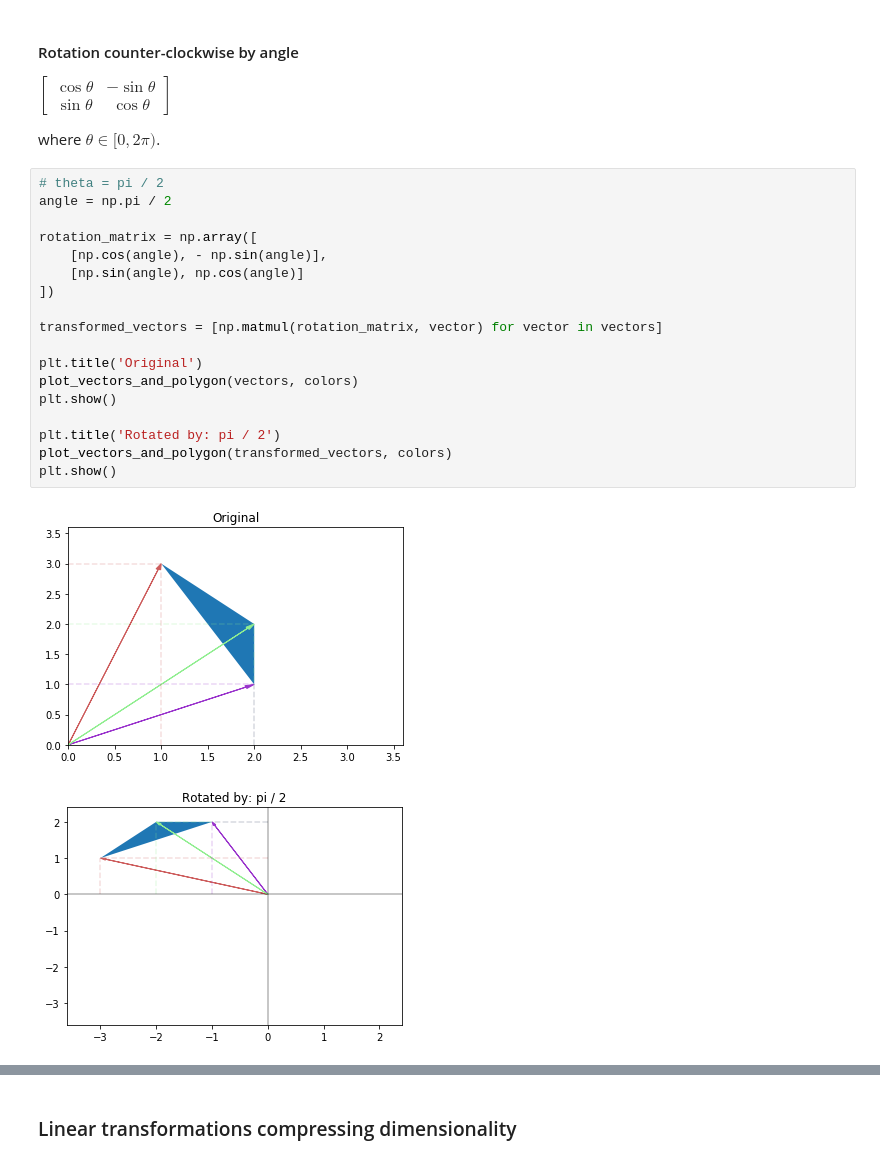
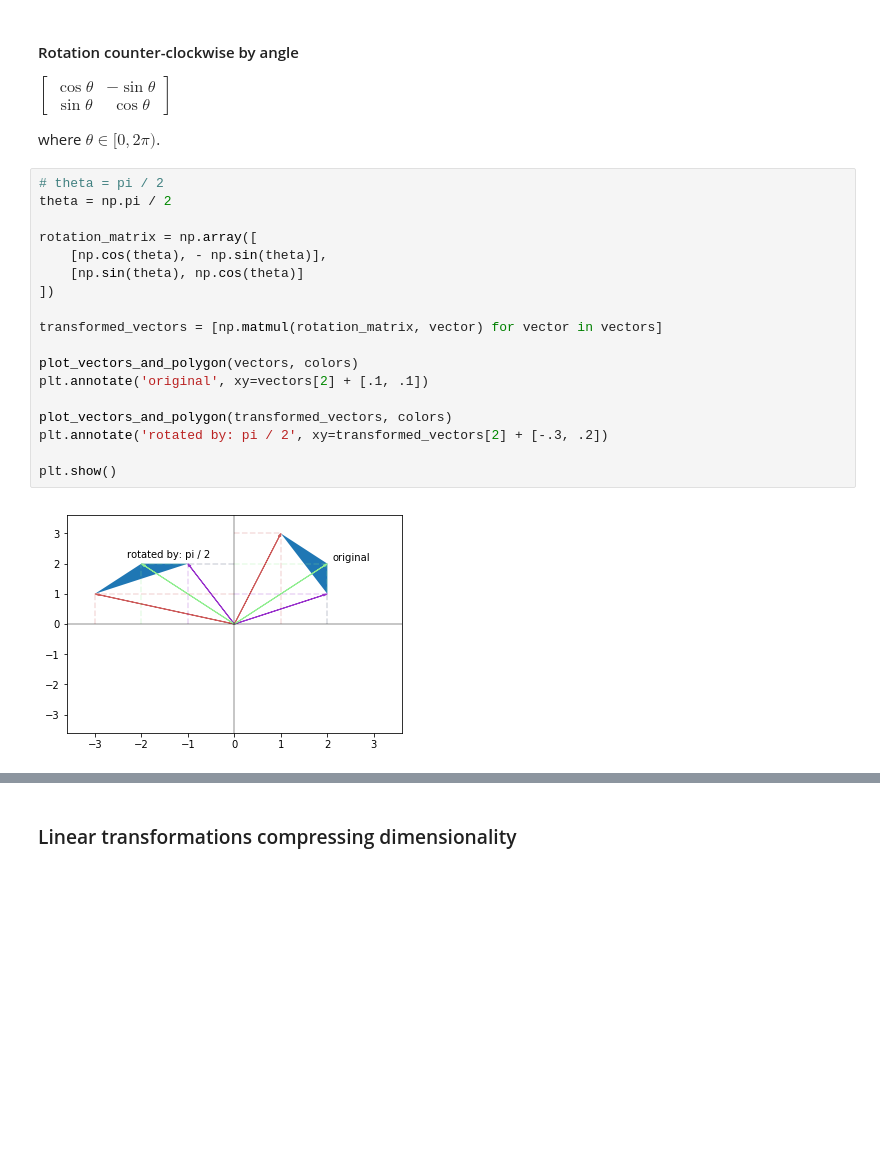
Before and after one commit to koulakis/interactive-math-for-data-science, a Jupyter notebook: linear_algebra.ipynb, the cells around one changed output, grey strips where cells are left out. Saved outputs shown, nothing was run; the diff lists cells and outputs as text; blank space fills up the shorter version.

Commit message:
Scaling and merged images of original and transformed vectors.

```diff
--- a/linear_algebra.ipynb
+++ b/linear_algebra.ipynb
@@ -288,24 +317,23 @@ $\begin{bmatrix}
 where $\theta \in [0, 2\pi)$.
 # %%
 # theta = pi / 2
-angle = np.pi / 2
+theta = np.pi / 2
 
 rotation_matrix = np.array([
-    [np.cos(angle), - np.sin(angle)],
-    [np.sin(angle), np.cos(angle)]
+    [np.cos(theta), - np.sin(theta)],
+    [np.sin(theta), np.cos(theta)]
 ])
 
 transformed_vectors = [np.matmul(rotation_matrix, vector) for vector in vectors]
 
-plt.title('Original')
 plot_vectors_and_polygon(vectors, colors)
+plt.annotate('original', xy=vectors[2] + [.1, .1])
+
+plot_vectors_and_polygon(transformed_vectors, colors)
+plt.annotate('rotated by: pi / 2', xy=transformed_vectors[2] + [-.3, .2])
+
 plt.show()
-
-plt.title('Rotated by: pi / 2')
-plot_vectors_and_polygon(transformed_vectors, colors)
-plt.show()
 # %% [output]
-[figure, old version]
+[figure, new version]
-[figure, removed]
 # %%
 # theta = - pi / 6
```
Also changed, not shown: parts of 3 cells of this notebook.
